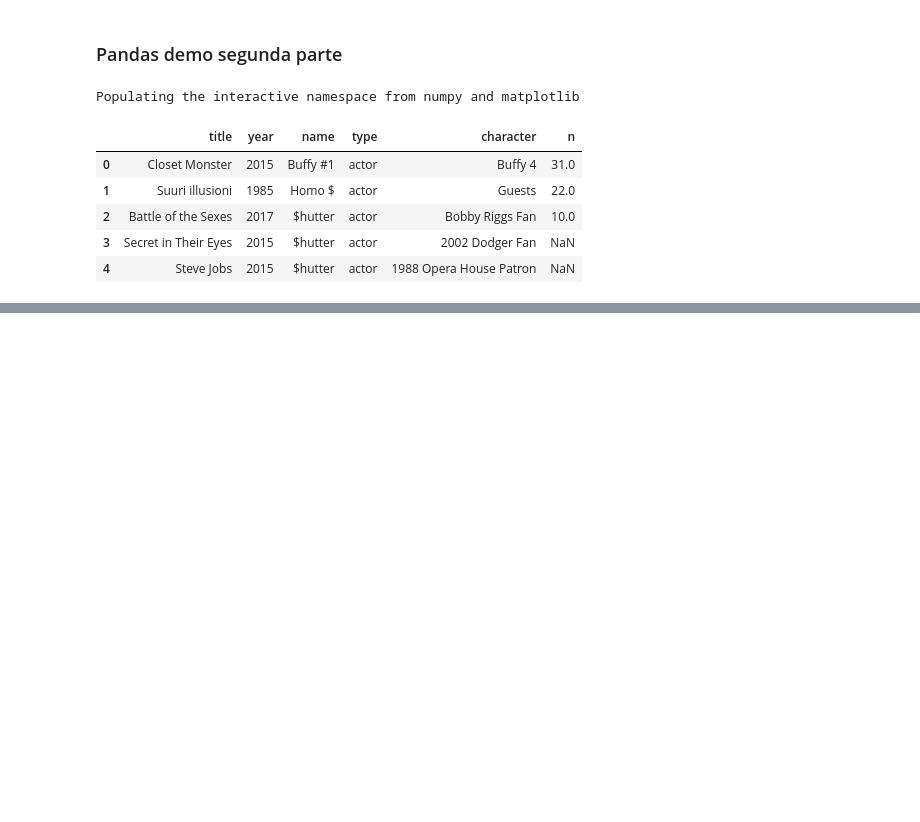
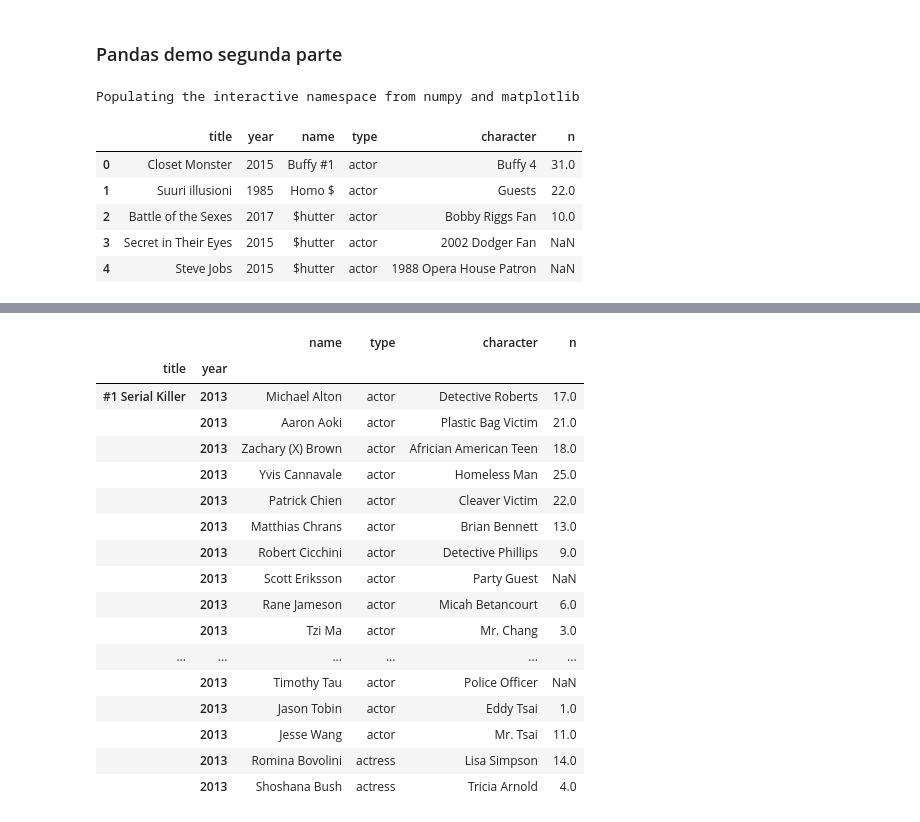
Before and after one commit to hmedrano/curso-python-cientifico, a Jupyter notebook: nb06-pandas-demo-ejercicios.ipynb, the cells around one changed output, grey strips where cells are left out. Cells and saved outputs as stored; diff of their text form; code cells hidden in the pictures; blank space fills up the shorter version.

```diff
--- a/nb06-pandas-demo-ejercicios.ipynb
+++ b/nb06-pandas-demo-ejercicios.ipynb
@@ -17,0 +66,23 @@ elenco.head()
+# %%
+e = elenco
+e = e.set_index( ['title','year'] ).sort_index()
+e.head(20)
+# %% [output]
+|  |  | name | type | character | n |
+| title | year |  |  |  |  |
+| #1 Serial Killer | 2013 | Michael Alton | actor | Detective Roberts | 17.0 |
+|  | 2013 | Aaron Aoki | actor | Plastic Bag Victim | 21.0 |
+|  | 2013 | Zachary (X) Brown | actor | Africian American Teen | 18.0 |
+|  | 2013 | Yvis Cannavale | actor | Homeless Man | 25.0 |
+|  | 2013 | Patrick Chien | actor | Cleaver Victim | 22.0 |
+|  | 2013 | Matthias Chrans | actor | Brian Bennett | 13.0 |
+|  | 2013 | Robert Cicchini | actor | Detective Phillips | 9.0 |
+|  | 2013 | Scott Eriksson | actor | Party Guest | NaN |
+|  | 2013 | Rane Jameson | actor | Micah Betancourt | 6.0 |
+|  | 2013 | Tzi Ma | actor | Mr. Chang | 3.0 |
+| ... | ... | ... | ... | ... | ... |
+|  | 2013 | Timothy Tau | actor | Police Officer | NaN |
+|  | 2013 | Jason Tobin | actor | Eddy Tsai | 1.0 |
+|  | 2013 | Jesse Wang | actor | Mr. Tsai | 11.0 |
+|  | 2013 | Romina Bovolini | actress | Lisa Simpson | 14.0 |
+|  | 2013 | Shoshana Bush | actress | Tricia Arnold | 4.0 |
```
Also changed, not shown: parts of 11 cells of this notebook, 10 other files.
